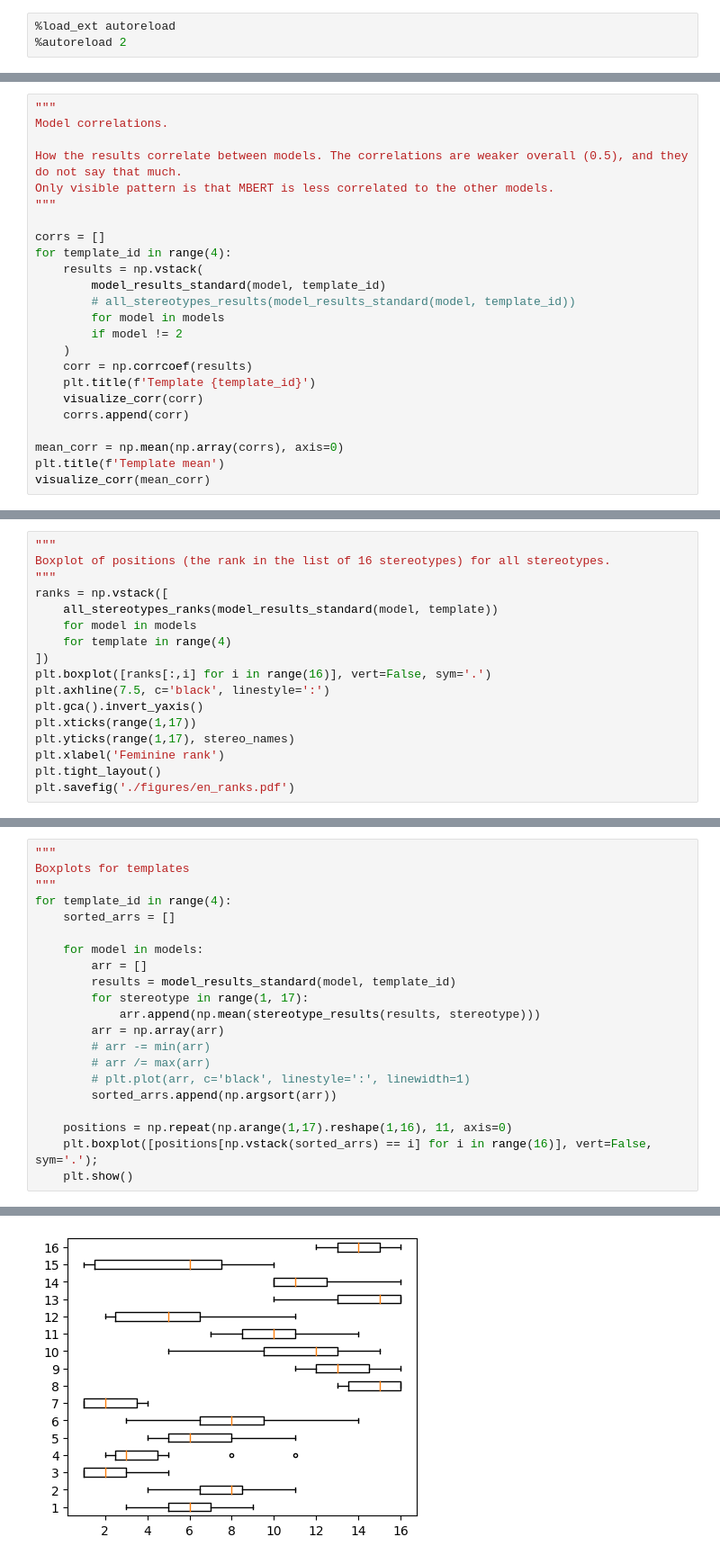
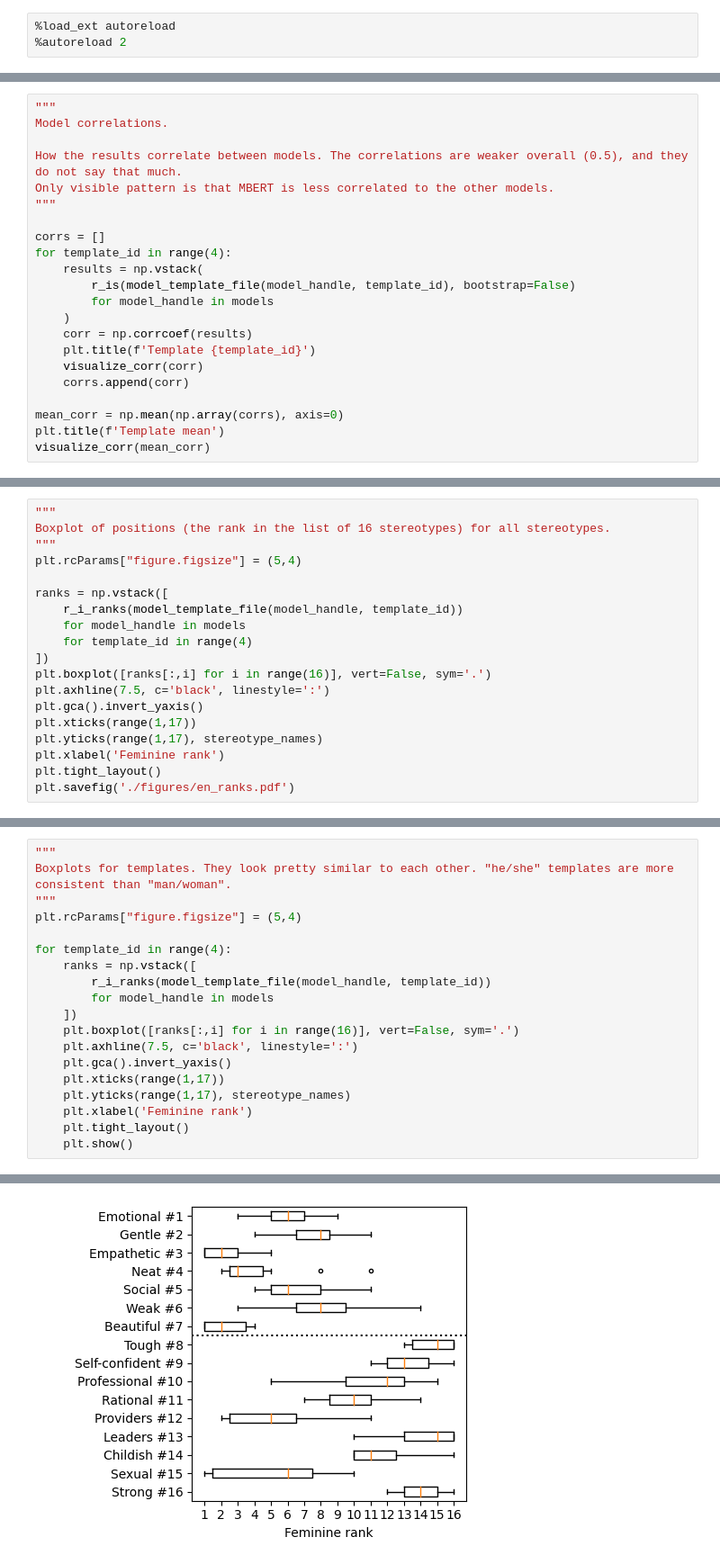
Before and after one commit to kinit-sk/gest, a Jupyter notebook: _english_mlm.ipynb, the cells around one changed output, grey strips where cells are left out. Shown at 90% size. Drawn from its saved outputs; the diff is of its cells as text.

```diff
--- a/_english_mlm.ipynb
+++ b/_english_mlm.ipynb
@@ -334,10 +228,8 @@ Only visible pattern is that MBERT is less correlated to the other models.
 corrs = []
 for template_id in range(4):
     results = np.vstack(
-        model_results_standard(model, template_id)
-        # all_stereotypes_results(model_results_standard(model, template_id))
-        for model in models
-        if model != 2
+        r_is(model_template_file(model_handle, template_id), bootstrap=False)
+        for model_handle in models
     )
     corr = np.corrcoef(results)
     plt.title(f'Template {template_id}')
@@ -428,16 +270,18 @@ for model, template_id in product(models, range(4)):
 """
 Boxplot of positions (the rank in the list of 16 stereotypes) for all stereotypes.
 """
+plt.rcParams["figure.figsize"] = (5,4)
+
 ranks = np.vstack([
-    all_stereotypes_ranks(model_results_standard(model, template))
-    for model in models
-    for template in range(4)
+    r_i_ranks(model_template_file(model_handle, template_id))
+    for model_handle in models
+    for template_id in range(4)
 ])
 plt.boxplot([ranks[:,i] for i in range(16)], vert=False, sym='.')
 plt.axhline(7.5, c='black', linestyle=':')
 plt.gca().invert_yaxis()
 plt.xticks(range(1,17))
-plt.yticks(range(1,17), stereo_names)
+plt.yticks(range(1,17), stereotype_names)
 plt.xlabel('Feminine rank')
 plt.tight_layout()
 plt.savefig('./figures/en_ranks.pdf')
@@ -446,22 +290,20 @@ plt.savefig('./figures/en_ranks.pdf')
 # %%
 """
-Boxplots for templates
+Boxplots for templates. They look pretty similar to each other. "he/she" templates are more consistent than "man/woman".
 """
+plt.rcParams["figure.figsize"] = (5,4)
+
 for template_id in range(4):
-    sorted_arrs = []
-
-    for model in models:
-        arr = []
-        results = model_results_standard(model, template_id)
-        for stereotype in range(1, 17):
-            arr.append(np.mean(stereotype_results(results, stereotype)))
-        arr = np.array(arr)
-        # arr -= min(arr)
-        # arr /= max(arr)
-        # plt.plot(arr, c='black', linestyle=':', linewidth=1)
-        sorted_arrs.append(np.argsort(arr))
-
-    positions = np.repeat(np.arange(1,17).reshape(1,16), 11, axis=0)
-    plt.boxplot([positions[np.vstack(sorted_arrs) == i] for i in range(16)], vert=False, sym='.');
+    ranks = np.vstack([
+        r_i_ranks(model_template_file(model_handle, template_id))
+        for model_handle in models
+    ])
+    plt.boxplot([ranks[:,i] for i in range(16)], vert=False, sym='.')
+    plt.axhline(7.5, c='black', linestyle=':')
+    plt.gca().invert_yaxis()
+    plt.xticks(range(1,17))
+    plt.yticks(range(1,17), stereotype_names)
+    plt.xlabel('Feminine rank')
+    plt.tight_layout()
     plt.show()
 # %% [output]
@@ -471,2 +313,2 @@ for template_id in range(4):
-[figure, old version]
+[figure, new version]
 # %% [markdown]
```
Also changed, not shown: parts of 34 cells of this notebook, 54 other files.
